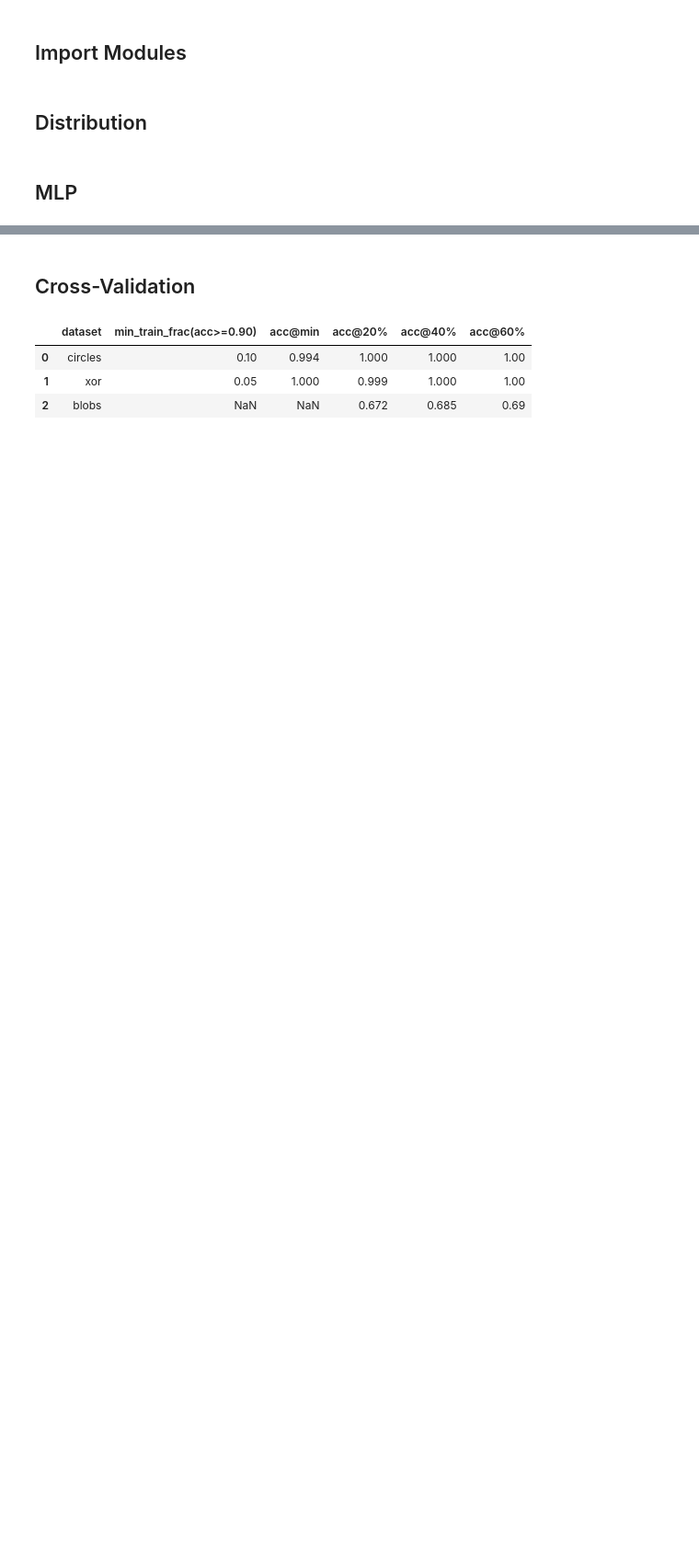
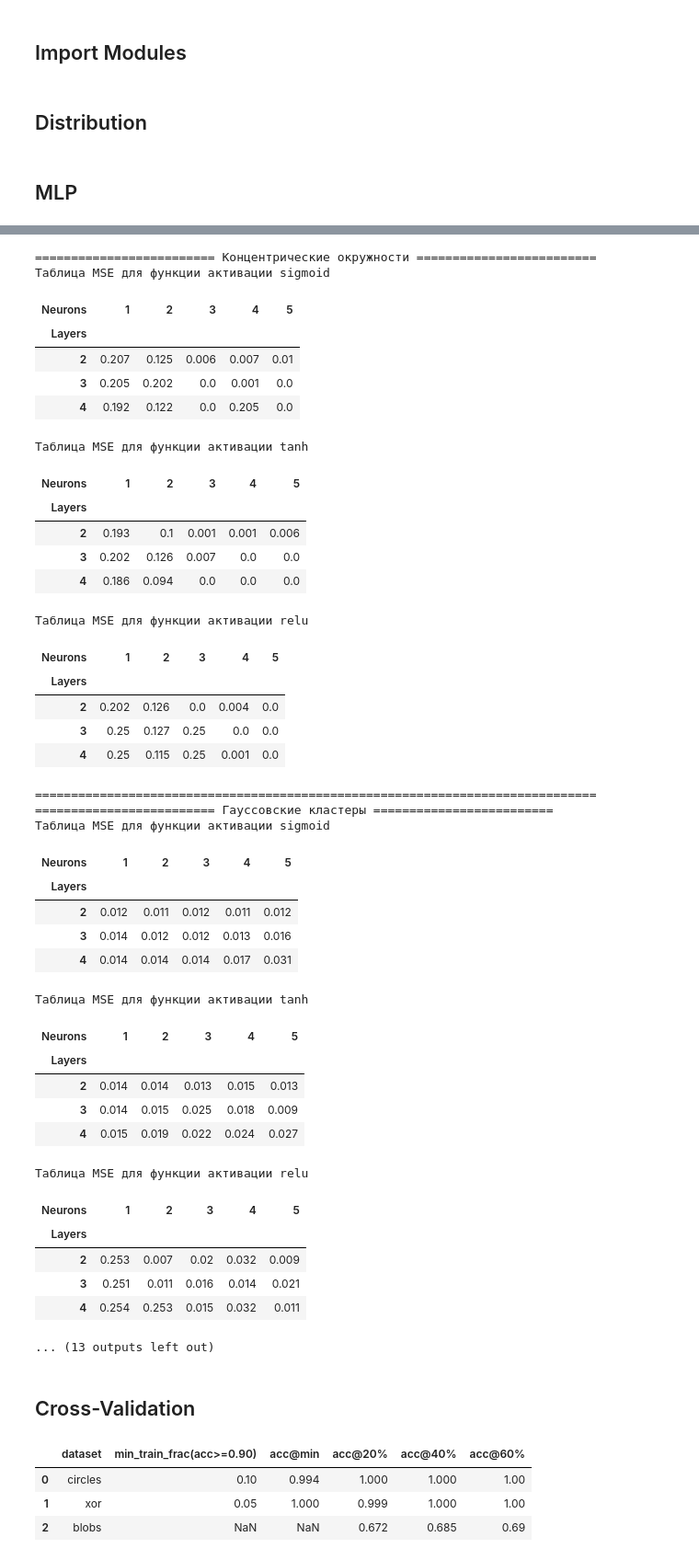
Before and after one commit to F1ameX/Modern-Methods-of-Deep-Machine-Learning, a Jupyter notebook: 3_multilayer_perceptron/3_multilayer_perceptron.ipynb, the cells around one changed output, grey strips where cells are left out. Shown at 92% size. Saved outputs shown, nothing was run; the diff lists cells and outputs as text; code cells hidden in the pictures; blank space fills up the shorter version.

```diff
--- a/3_multilayer_perceptron/3_multilayer_perceptron.ipynb
+++ b/3_multilayer_perceptron/3_multilayer_perceptron.ipynb
@@ -779,3 +447,64 @@ for activation in ['sigmoid', 'tanh', 'relu']:
+# %%
+print('=' * 25 + ' Концентрические окружности ' + '=' * 25)
+X, y = make_circles(n_samples = 500, noise = 0.5, factor = 0.25, random_state = 52)
+build_architecture_tables(X, y, task = 'regression')
+print('=' * 78)
+
+print('=' * 25 + ' Гауссовские кластеры ' + '=' * 25)
+X, y = make_blobs(n_samples = 500, centers = [-2.5, 2.5], cluster_std = 1.2)
+build_architecture_tables(X, y, task = 'regression')
+print('=' * 72 + '\n\n')
+
+print('=' * 25 + ' XOR распределение ' + '=' * 25)
+X, y = make_xor(n_samples = 500, scale = 2.75, noise = 1.0)
+build_architecture_tables(X, y, task = 'regression')
+print('=' * 69 + '\n\n')
+
+print('=' * 25 + ' Спирали Архимеда ' + '=' * 25)
+X, y = make_spiral(n_samples = 500, sweep = 0.25, turns = 3.5, noise = 0.1, radius = 0.05)
+build_architecture_tables(X, y, task = 'regression')
+print('=' * 68 + '\n\n')
+# %% [output]
+========================= Концентрические окружности =========================
+Таблица MSE для функции активации sigmoid
+| Neurons | 1 | 2 | 3 | 4 | 5 |
+| Layers |  |  |  |  |  |
+| 2 | 0.207 | 0.125 | 0.006 | 0.007 | 0.01 |
+| 3 | 0.205 | 0.202 | 0.0 | 0.001 | 0.0 |
+| 4 | 0.192 | 0.122 | 0.0 | 0.205 | 0.0 |
+Таблица MSE для функции активации tanh
+| Neurons | 1 | 2 | 3 | 4 | 5 |
+| Layers |  |  |  |  |  |
+| 2 | 0.193 | 0.1 | 0.001 | 0.001 | 0.006 |
+| 3 | 0.202 | 0.126 | 0.007 | 0.0 | 0.0 |
+| 4 | 0.186 | 0.094 | 0.0 | 0.0 | 0.0 |
+Таблица MSE для функции активации relu
+| Neurons | 1 | 2 | 3 | 4 | 5 |
+| Layers |  |  |  |  |  |
+| 2 | 0.202 | 0.126 | 0.0 | 0.004 | 0.0 |
+| 3 | 0.25 | 0.127 | 0.25 | 0.0 | 0.0 |
+| 4 | 0.25 | 0.115 | 0.25 | 0.001 | 0.0 |
+==============================================================================
+========================= Гауссовские кластеры =========================
+Таблица MSE для функции активации sigmoid
+| Neurons | 1 | 2 | 3 | 4 | 5 |
+| Layers |  |  |  |  |  |
+| 2 | 0.012 | 0.011 | 0.012 | 0.011 | 0.012 |
+| 3 | 0.014 | 0.012 | 0.012 | 0.013 | 0.016 |
+| 4 | 0.014 | 0.014 | 0.014 | 0.017 | 0.031 |
+Таблица MSE для функции активации tanh
+| Neurons | 1 | 2 | 3 | 4 | 5 |
+| Layers |  |  |  |  |  |
+| 2 | 0.014 | 0.014 | 0.013 | 0.015 | 0.013 |
+| 3 | 0.014 | 0.015 | 0.025 | 0.018 | 0.009 |
+| 4 | 0.015 | 0.019 | 0.022 | 0.024 | 0.027 |
+Таблица MSE для функции активации relu
+| Neurons | 1 | 2 | 3 | 4 | 5 |
+| Layers |  |  |  |  |  |
+| 2 | 0.253 | 0.007 | 0.02 | 0.032 | 0.009 |
+| 3 | 0.251 | 0.011 | 0.016 | 0.014 | 0.021 |
+| 4 | 0.254 | 0.253 | 0.015 | 0.032 | 0.011 |
+... (13 outputs left out)
 # %% [markdown]
 ## Cross-Validation
 # %%
```
Also changed, not shown: parts of 14 cells of this notebook.
